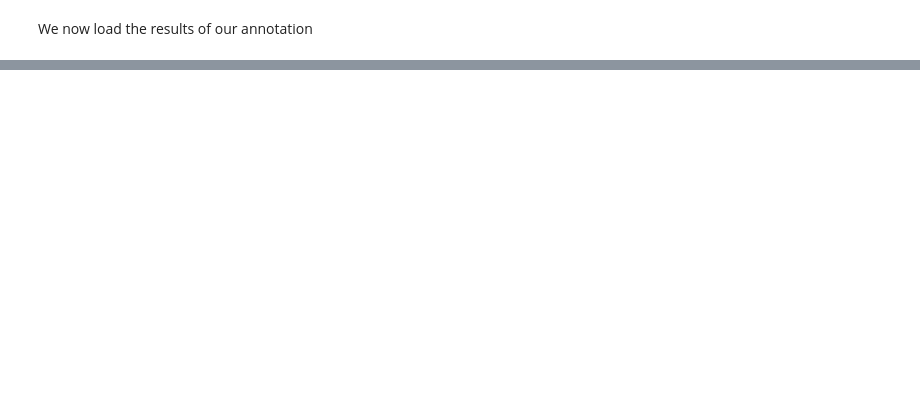
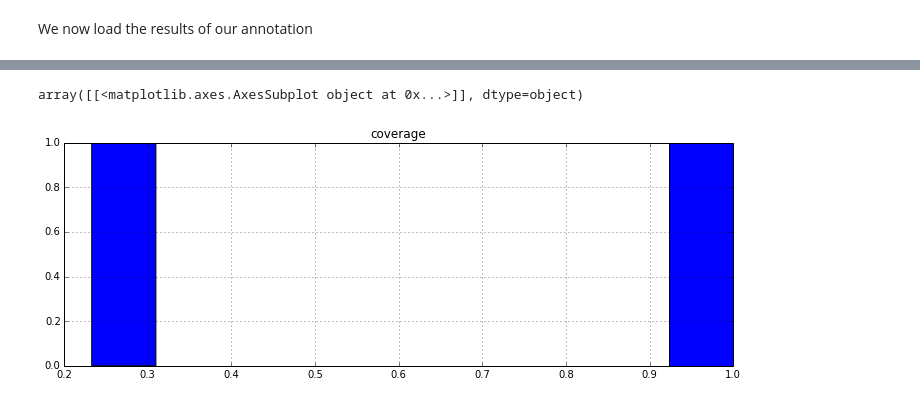
Before and after one commit to kuleshov/gwaskb, a Jupyter notebook: notebooks/acronym-extraction.ipynb, the cells around one changed output, grey strips where cells are left out. Drawn from its saved outputs; the diff is of its cells as text; code cells hidden in the pictures; blank space fills up the shorter version.

```diff
--- a/notebooks/acronym-extraction.ipynb
+++ b/notebooks/acronym-extraction.ipynb
@@ -251,5 +216,5 @@ with open('acronyms.anotated.txt') as f:
     text = f.read()
     for line in text.split('\r'):
         doc_id, str1, str2, res = line.strip().split('\t')
-        res = 1 if res == 1 else -1
+        res = 1 if int(res) == 1 else -1
         annotations[(doc_id, str1, str2)] = res
@@ -255,0 +223,10 @@ with open('acronyms.anotated.txt') as f:
+# %%
+from snorkel.features import TableNgramPairFeaturizer
+
+pkl_f = 'acro_table_feats.pkl'
+try:
+    with open(pkl_f, 'rb') as f:
+        featurizer = cPickle.load(f)
+except:
+    featurizer = TableNgramPairFeaturizer()
+    featurizer.fit_transform(candidates)
@@ -255,0 +271,15 @@ with open('acronyms.anotated.txt') as f:
+# %%
+def LF1_digits(m):
+    txt = m.span0.get_span()
+    frac_num = len([ch for ch in txt if ch.isdigit()]) / float(len(txt))
+    return -1 if frac_num > 0.5 else +1
+def LF1_short(m):
+    txt = m.span0.get_span()
+    return -1 if len(txt) < 5 else 0
+
+LF_tables = [LF1_digits, LF1_short]
+# %%
+from snorkel.snorkel import TrainingSet
+from snorkel.features import NgramFeaturizer
+
+training_set = TrainingSet(training_candidates, LF_tables, featurizer=TableNgramPairFeaturizer())
@@ -255,0 +299,7 @@ with open('acronyms.anotated.txt') as f:
+# %%
+lf_stats = training_set.lf_stats()
+lf_stats[:5]
+lf_stats.hist("coverage")
+# %% [output]
+array([[<matplotlib.axes.AxesSubplot object at 0x...>]], dtype=object)
+[figure, added]
```
Also changed, not shown: parts of 33 cells of this notebook.
